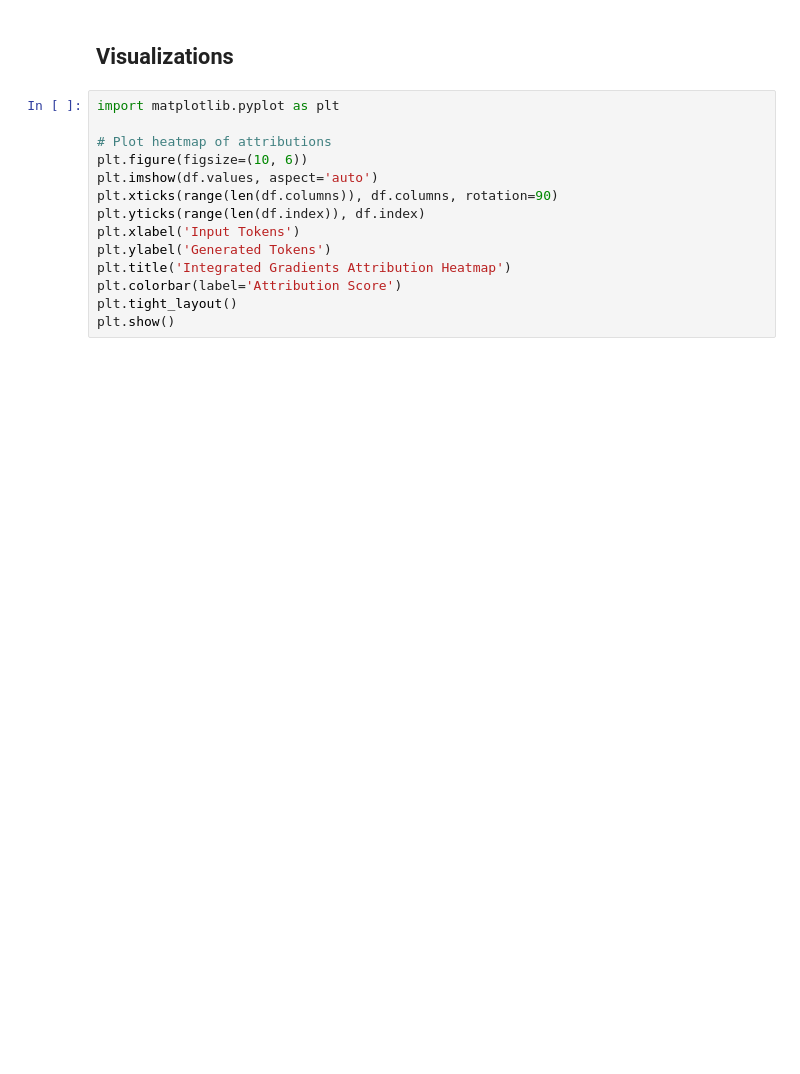
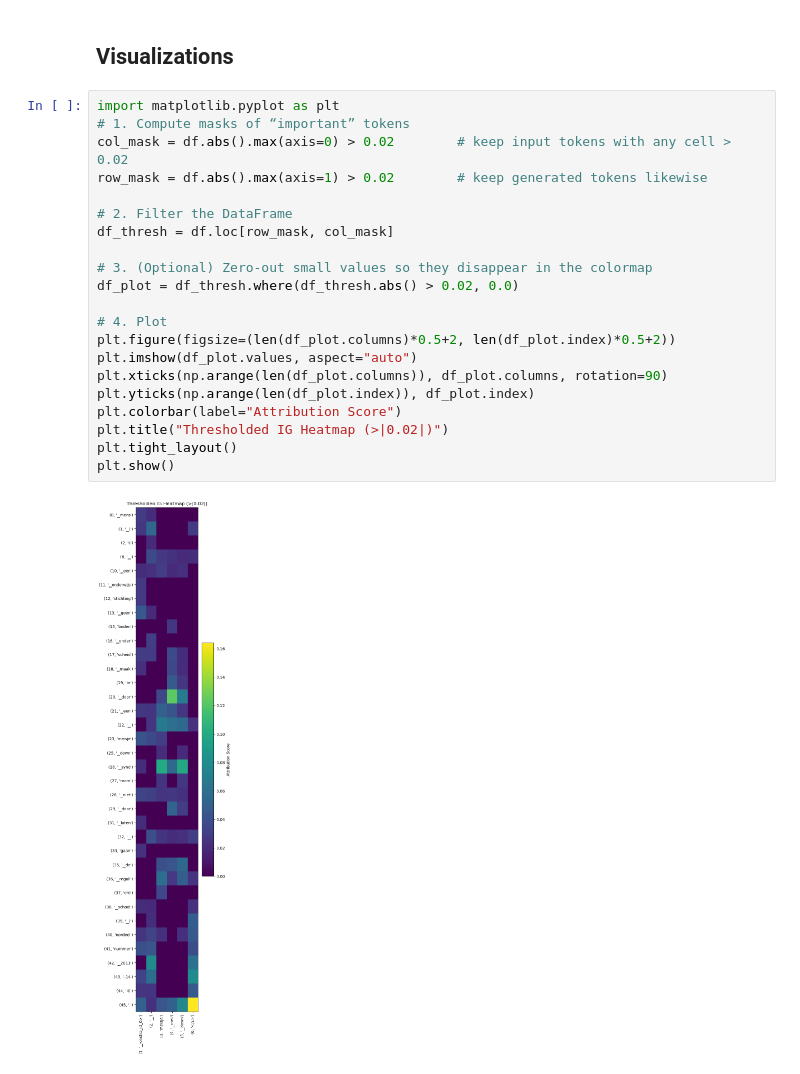
Before and after one commit to lisasaleh/BiasLLM, a Jupyter notebook: feature_attribution/results.ipynb, the cells around one changed output. Saved outputs shown, nothing was run; the diff lists cells and outputs as text; blank space fills up the shorter version.

```diff
--- a/feature_attribution/results.ipynb
+++ b/feature_attribution/results.ipynb
@@ -21,15 +43,24 @@ df
 ## Visualizations
 # %%
 import matplotlib.pyplot as plt
+# 1. Compute masks of “important” tokens
+col_mask = df.abs().max(axis=0) > 0.02        # keep input tokens with any cell > 0.02
+row_mask = df.abs().max(axis=1) > 0.02        # keep generated tokens likewise
 
-# Plot heatmap of attributions
-plt.figure(figsize=(10, 6))
-plt.imshow(df.values, aspect='auto')
-plt.xticks(range(len(df.columns)), df.columns, rotation=90)
-plt.yticks(range(len(df.index)), df.index)
-plt.xlabel('Input Tokens')
-plt.ylabel('Generated Tokens')
-plt.title('Integrated Gradients Attribution Heatmap')
-plt.colorbar(label='Attribution Score')
+# 2. Filter the DataFrame
+df_thresh = df.loc[row_mask, col_mask]
+
+# 3. (Optional) Zero-out small values so they disappear in the colormap
+df_plot = df_thresh.where(df_thresh.abs() > 0.02, 0.0)
+
+# 4. Plot
+plt.figure(figsize=(len(df_plot.columns)*0.5+2, len(df_plot.index)*0.5+2))
+plt.imshow(df_plot.values, aspect="auto")
+plt.xticks(np.arange(len(df_plot.columns)), df_plot.columns, rotation=90)
+plt.yticks(np.arange(len(df_plot.index)), df_plot.index)
+plt.colorbar(label="Attribution Score")
+plt.title("Thresholded IG Heatmap (>|0.02|)")
 plt.tight_layout()
 plt.show()
+# %% [output]
+[figure, added]
```
Also changed, not shown: parts of 1 cell of this notebook.
